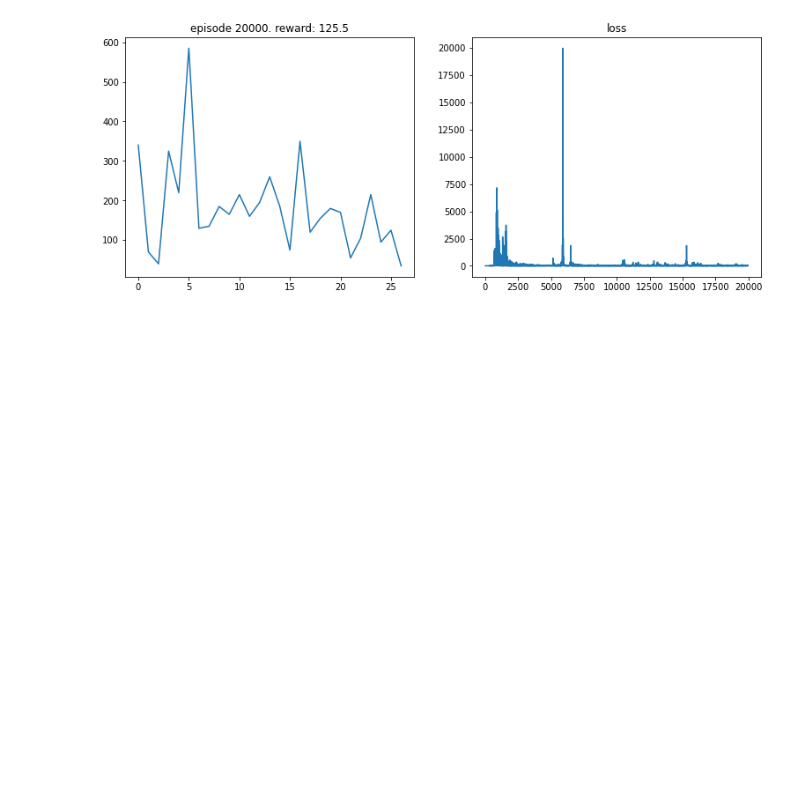
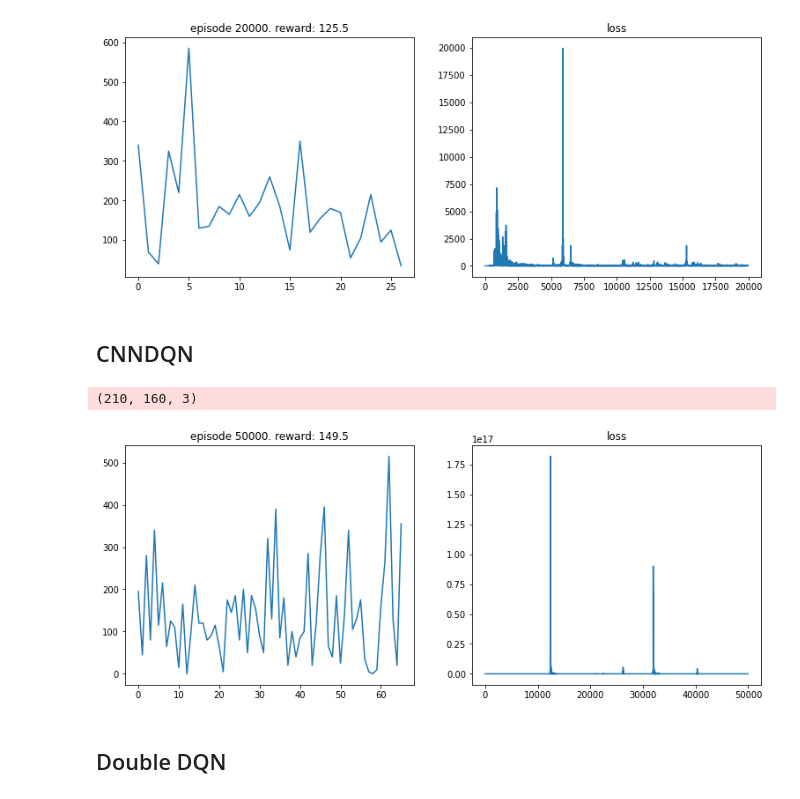
Before and after one commit to akraradets/2021JanRTML, a Jupyter notebook: lab14/lab14 - inlab.ipynb, the cells around one changed output. Cells and saved outputs as stored; diff of their text form; code cells hidden in the pictures; blank space fills up the shorter version.

Commit message:
cnndqn

```diff
--- a/lab14/lab14 - inlab.ipynb
+++ b/lab14/lab14 - inlab.ipynb
@@ -310,3 +310,5 @@ model, all_rewards, losses = train2(env, model, eps_by_episode, optimizer, repla
 [figure]
 # %%
 torch.save(model.state_dict(), 'checkpoints/spaceInvaders.pth')
+# %% [markdown]
+## CNNDQN
@@ -312,0 +377,17 @@ torch.save(model.state_dict(), 'checkpoints/spaceInvaders.pth')
+# %%
+env_id = 'SpaceInvaders-v0'
+env = gym.make(env_id)
+
+print(env.unwrapped.get_action_meanings())
+print(env.observation_space.shape)
+
+model = CNNDQN(3, env.action_space.n).to(device)
+
+optimizer = optim.Adam(model.parameters())
+
+replay_buffer = ReplayBuffer(1000)
+
+model, all_rewards, losses = train_CNNDQN(env, model, eps_by_episode, optimizer, replay_buffer, episodes = 50000, batch_size=32, gamma = 0.99)
+# %% [output]
+(210, 160, 3)
+[figure, added]
@@ -312,0 +396,2 @@ torch.save(model.state_dict(), 'checkpoints/spaceInvaders.pth')
+# %% [markdown]
+## Double DQN
```
Also changed, not shown: parts of 5 cells of this notebook, 2 other files.
